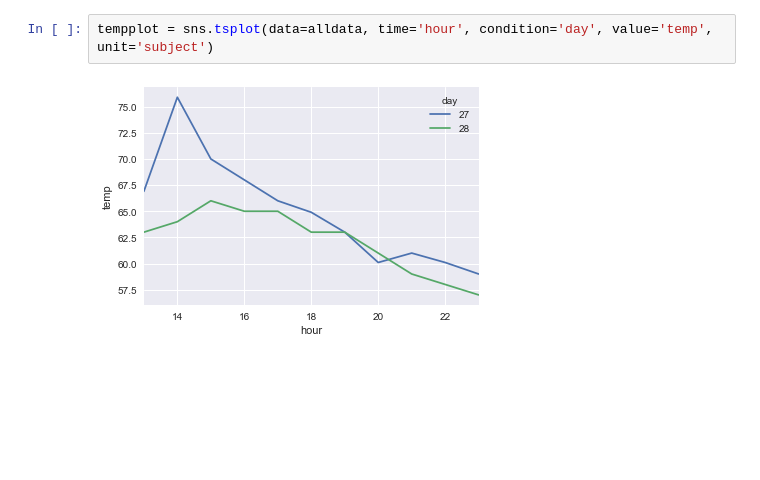
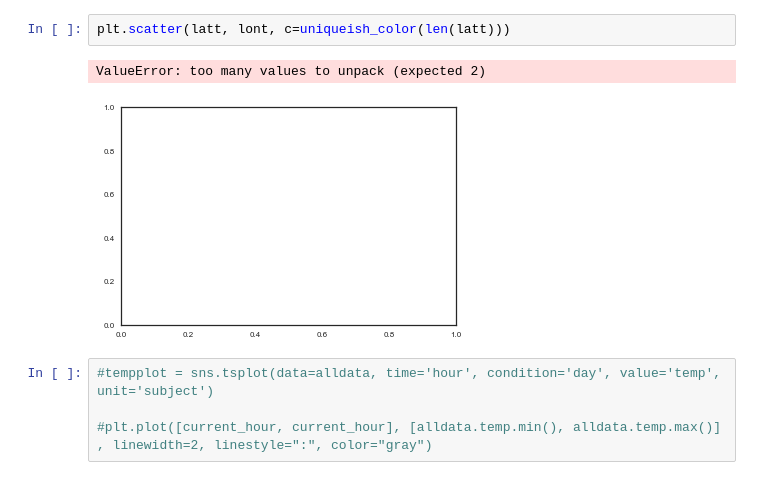
Before and after one commit to Marissa-Clark/CompareTemperatureToYesterday, a Jupyter notebook: Get_Compare_Temps.ipynb, the cells around one changed output. Saved outputs shown, nothing was run; the diff lists cells and outputs as text; blank space fills up the shorter version.

```diff
--- a/Get_Compare_Temps.ipynb
+++ b/Get_Compare_Temps.ipynb
@@ -98,4 +102,9 @@ print(alldata)
+# %%
+plt.scatter(latt, lont, c=uniqueish_color(len(latt)))
+# %% [output]
+ValueError: too many values to unpack (expected 2)
+[figure, added]
 # %%
-tempplot = sns.tsplot(data=alldata, time='hour', condition='day', value='temp', unit='subject')
+#tempplot = sns.tsplot(data=alldata, time='hour', condition='day', value='temp', unit='subject')
+
+#plt.plot([current_hour, current_hour], [alldata.temp.min(), alldata.temp.max()] , linewidth=2, linestyle=":", color="gray")
-# %% [output]
-[figure, removed]
```
Also changed, not shown: parts of 13 cells of this notebook.
